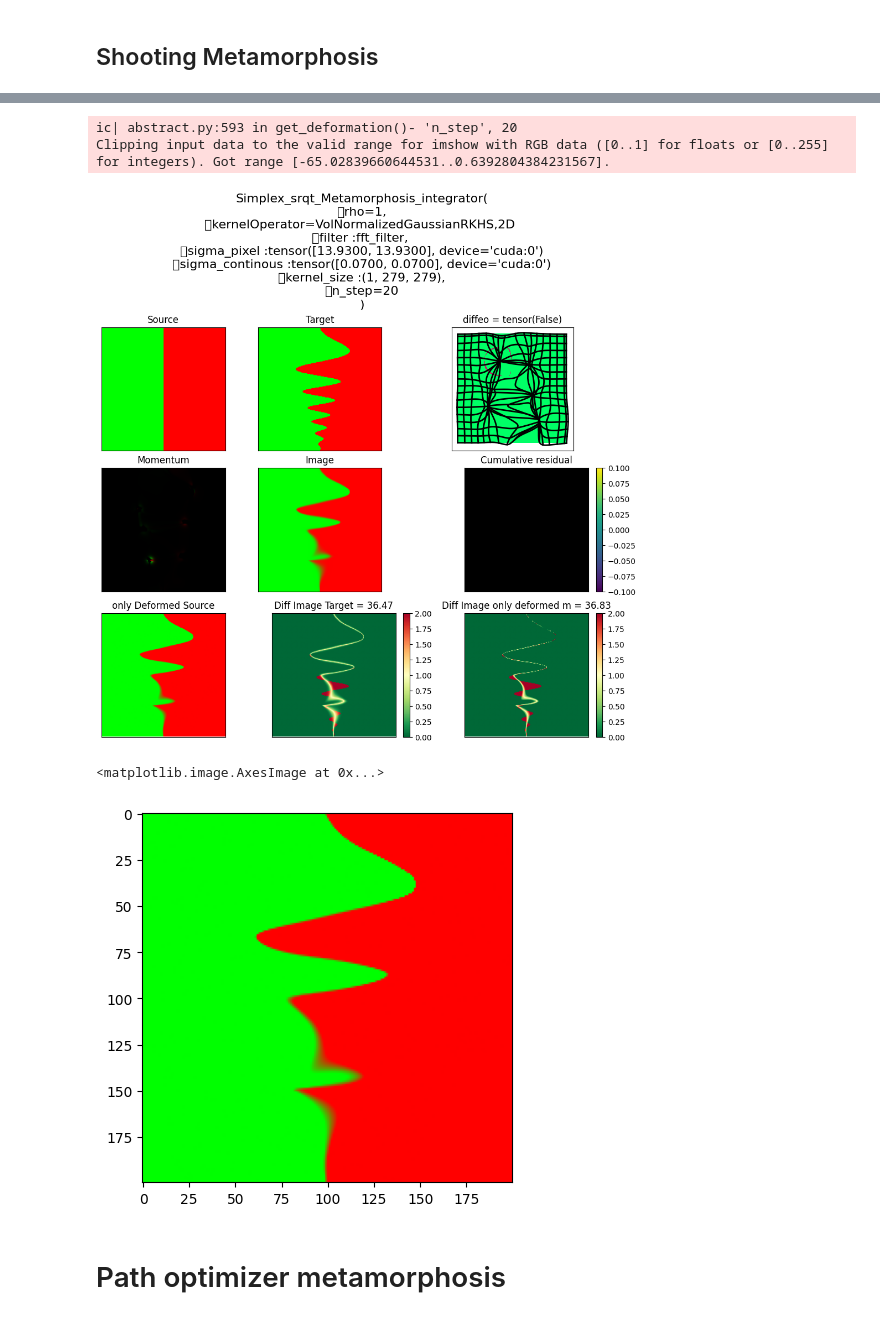
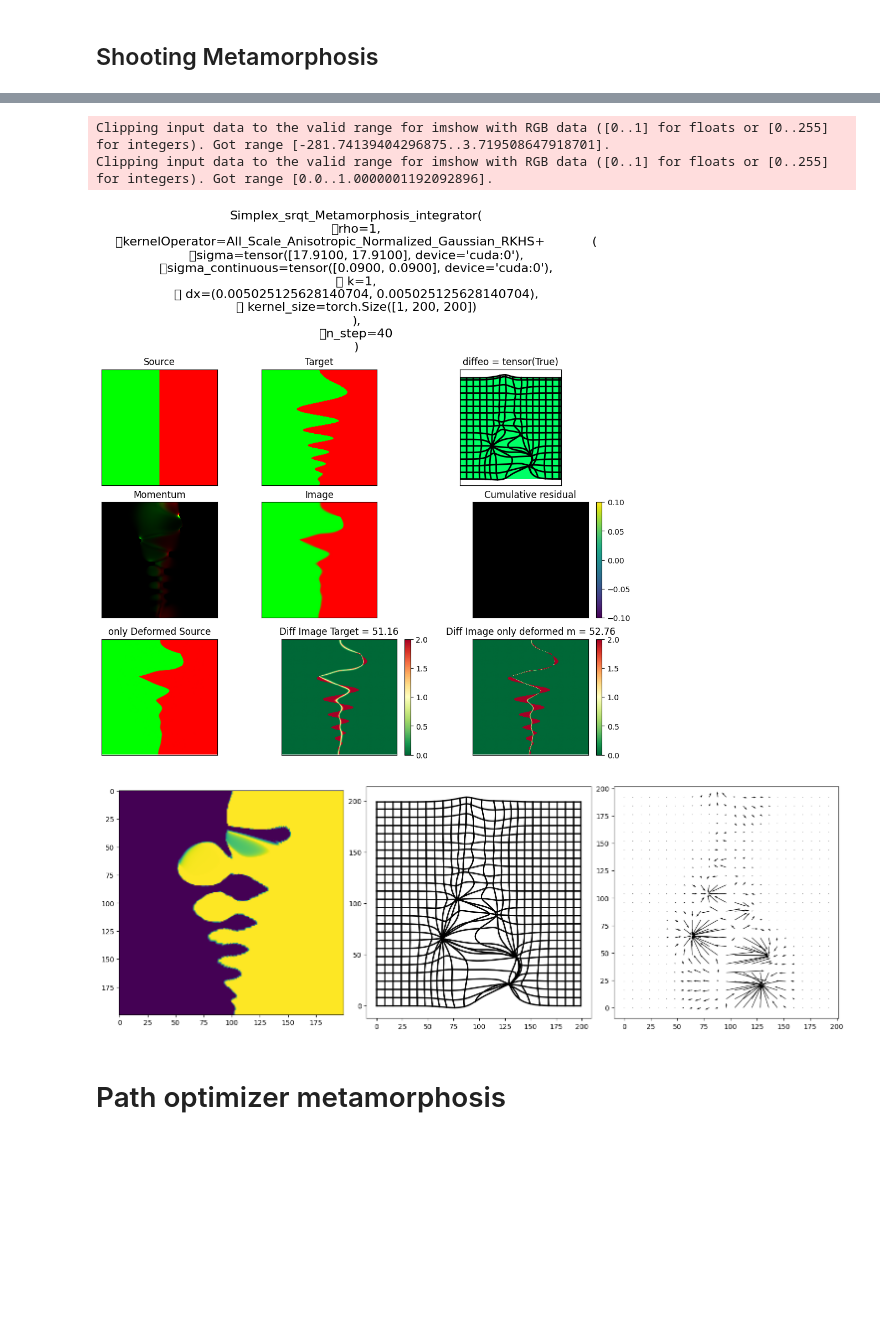
Before and after one commit to antonfrancois/Demeter_metamorphosis, a Jupyter notebook: draft/shooting_vs_pathoptim.ipynb, the cells around one changed output, grey strips where cells are left out. Drawn from its saved outputs; the diff is of its cells as text; code cells hidden in the pictures; blank space fills up the shorter version.

Commit message:
WIP on shooting_vs_pathoptim.ipynb

```diff
--- a/draft/shooting_vs_pathoptim.ipynb
+++ b/draft/shooting_vs_pathoptim.ipynb
@@ -323,7 +323,8 @@ data_cost = mt.Ssd_normalized(target)
 dx = tuple([1./(s-1) for s in source.shape[2:]])
 # dx = (1,1)
 print(dx)
-s=0.07
+# s=0.07
+s = 0.08
 sigma = (s,s)
 # sigma = (3,9)
 kernelOperator = rk.VolNormalizedGaussianRKHS(
@@ -353,16 +354,16 @@ data_cost = mt.Ssd_normalized(target)
 dx = tuple([1./(s-1) for s in source.shape[2:]])
 # dx = (1,1)
 print(dx)
-# s=0.03
+s=0.09
+sigma = (s,s)
+# s = 21
 # sigma = (s,s)
-s = 21
-sigma = (s,s)
 kernelOperator = rk.All_Scale_Anisotropic_Normalized_Gaussian_RKHS(
         sigma=sigma,
-        sigma_convention='pixel', # by passing 'continuous' we specify that sigma is continuous and compute sigma_pixel using dx
-        k = 4,
+        sigma_convention='continuous', # by passing 'continuous' we specify that sigma is continuous and compute sigma_pixel using dx
+        k = 1,
         dx=dx,
-        # kernel_size = [150,150]
+        # kernel_size = [200,200]
     )
 print(kernelOperator)
 
@@ -399,7 +400,7 @@ torch.Size([105, 105])
 # %%
 rho = 1
 dx_convention = 'pixel'
-integration_steps=20
+integration_steps=40
 n_iter=20
 grad_coef=2
 cost_cst=.1
@@ -413,8 +414,12 @@ DataCost  :(Ssd_normalized)
 # %%
 # "Normal" simplex metamorphosis
 # =============================================
-cost_cst=1  # On a besoin de beaucoup régulariser
-n_iter=50
+n_iter=20
+#  Avec VolNormalise
+cost_cst=30  # On a besoin de beaucoup régulariser
+# Avec As-ANG
+cost_cst=1  # ça marche comme ça
+
 # rho = .95   # pour tester avec metamorphoses par curiosité.
 
 # grad_coef=1 # Pour K AS-ANG
@@ -435,7 +440,7 @@ def shooting_meta():
            cost_cst=cost_cst,
            data_term =data_cost ,
            dx_convention=dx_convention,
-        ham = True,
+        ham = False,
         lbfgs_history_size=lbfgs_history,
         )
     return mr_shooting
@@ -465,20 +470,29 @@ Computation of forward done in  0:01:37s and 0.890cents  s
 # %%
 ic.enable()
 mr_shooting.to_device('cpu')
-end_result = plot_endresult(mr_shooting,save=False, return_all=True,
-                                    filename=f"{name}_varySigma_{sigma[0]:.3f}_rho_{rho}_summary.png")
+end_result = plot_endresult(mr_shooting,save=True, return_all=True,
+                                    filename=f"{name}_shooting_VNGKernel_{sigma[0]:.3f}_rho_{rho}_summary.png")
 
 plt.show()
 # %% [output]
-ic| abstract.py:593 in get_deformation()- 'n_step', 20
-Clipping input data to the valid range for imshow with RGB data ([0..1] for floats or [0..255] for integers). Got range [-65.02839660644531..0.6392804384231567].
+Clipping input data to the valid range for imshow with RGB data ([0..1] for floats or [0..255] for integers). Got range [-281.74139404296875..3.719508647918701].
+Clipping input data to the valid range for imshow with RGB data ([0..1] for floats or [0..255] for integers). Got range [0.0..1.0000001192092896].
-[figure, old version]
+[figure, new version]
 # %%
-new_img = tb.imgDeform(source.cpu(), mr_shooting.mp.get_deformator(), dx_convention = mr_shooting.dx_convention)
-plt.imshow(tp(new_img))
+# deform = mr_shooting.mp.get_deformation()
+# new_img = tb.imgDeform(target.cpu(), deform, dx_convention = mr_shooting.dx_convention)
+
+deform = mr_shooting.mp.get_deformator()
+new_img = tb.imgDeform(source.cpu(), deform, dx_convention = mr_shooting.dx_convention)
+
+
+fig, ax = plt.subplots(1,3, constrained_layout=True, figsize=(15,5))
+ax[0].imshow(new_img[0,0])
+tb.gridDef_plot_2d(deform, ax=ax[1], dx_convention=mr_shooting.dx_convention, color = 'black', step = 8)
+tb.quiver_plot(deform, ax=ax[2], color = 'black', step = 8, remove_grid=True)
+plt.show()
 # %% [output]
-<matplotlib.image.AxesImage at 0x...>
-[figure, old version]
+[figure, new version]
 # %% [markdown]
 # Path optimizer metamorphosis
 # %%
```
Also changed, not shown: parts of 7 cells of this notebook.
